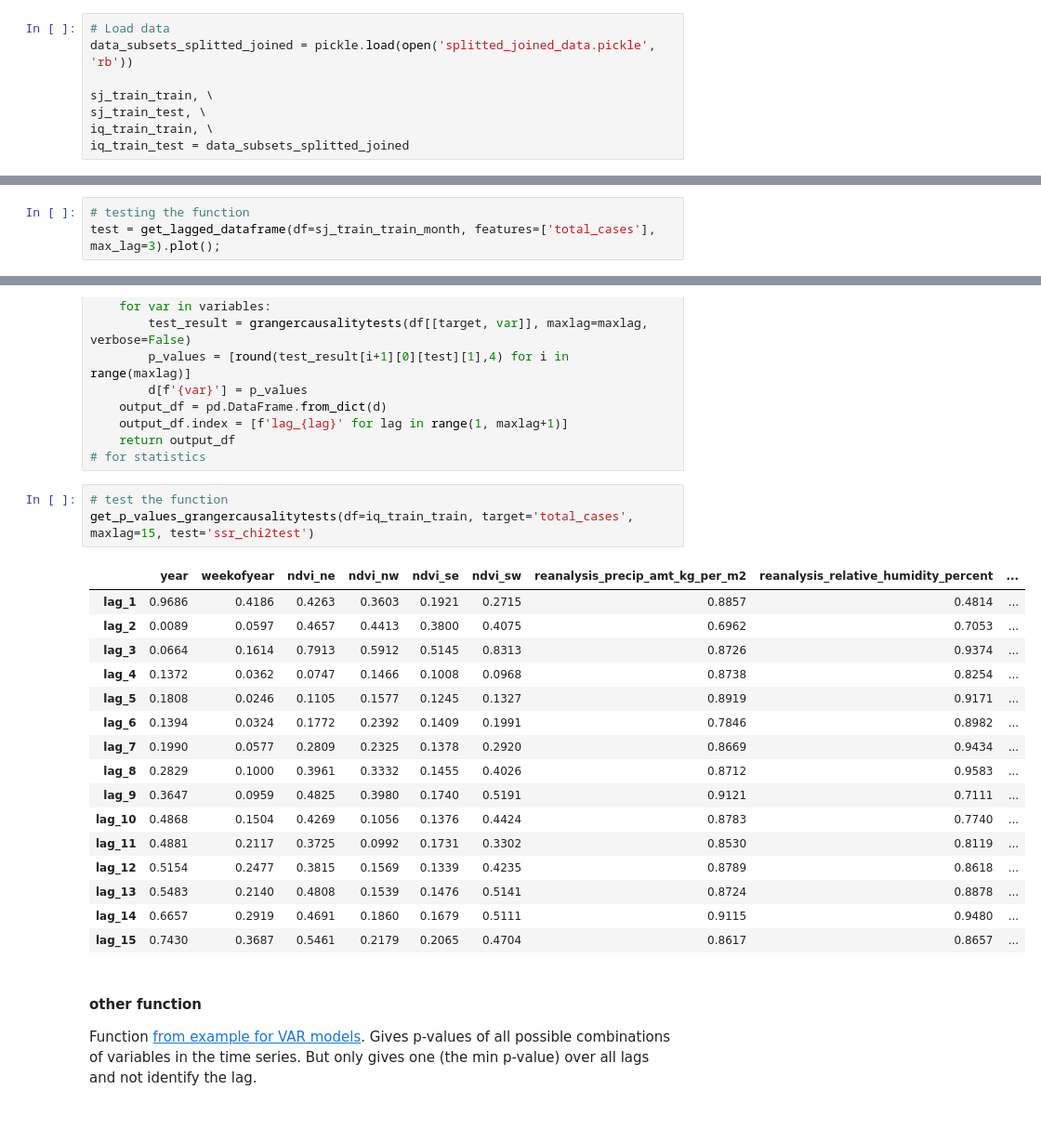
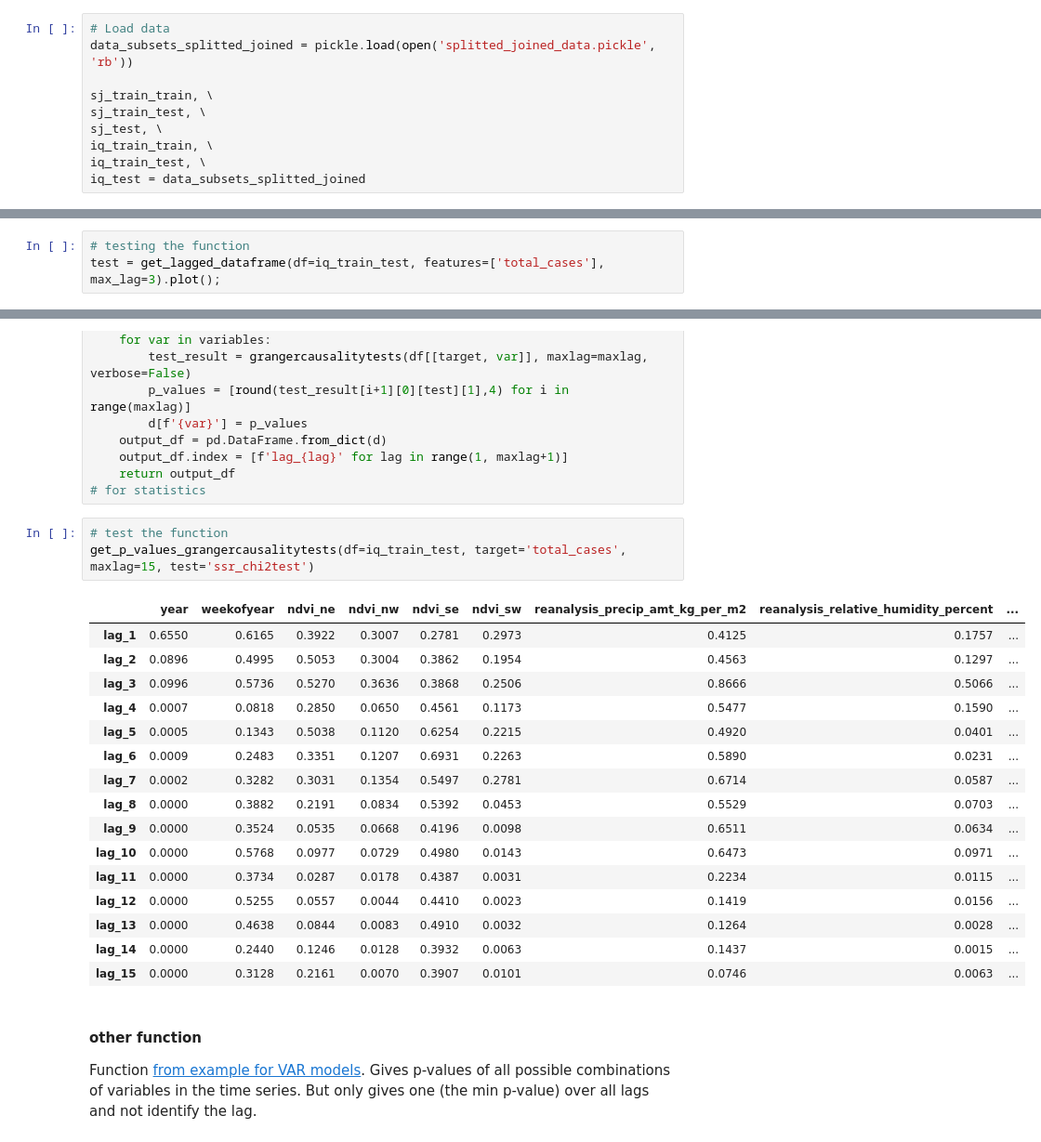
Before and after one commit to Octodon-D/DenguePred, a Jupyter notebook: 02_feature_engineering.ipynb, the cells around one changed output, grey strips where cells are left out. Shown: that part at 93% size. Drawn from its saved outputs; the diff is of its cells as text.

```diff
--- a/02_feature_engineering.ipynb
+++ b/02_feature_engineering.ipynb
@@ -37,5 +37,7 @@ data_subsets_splitted_joined = pickle.load(open('splitted_joined_data.pickle', '
 
 sj_train_train, \
 sj_train_test, \
+sj_test, \
 iq_train_train, \
-iq_train_test = data_subsets_splitted_joined
+iq_train_test, \
+iq_test = data_subsets_splitted_joined
@@ -79,5 +85,5 @@ def get_lagged_dataframe(df, features, max_lag):
     return lagged_df
 # %%
 # testing the function
-test = get_lagged_dataframe(df=sj_train_train_month, features=['total_cases'], max_lag=3).plot();
+test = get_lagged_dataframe(df=iq_train_test, features=['total_cases'], max_lag=3).plot();
 # %% [output]
@@ -180,24 +186,24 @@ def get_p_values_grangercausalitytests(df, target, maxlag, test='ssr_chi2test'):
 # for statistics
 # %%
 # test the function
-get_p_values_grangercausalitytests(df=iq_train_train, target='total_cases', maxlag=15, test='ssr_chi2test')
+get_p_values_grangercausalitytests(df=iq_train_test, target='total_cases', maxlag=15, test='ssr_chi2test')
 # %% [output]
 |  | year | weekofyear | ndvi_ne | ndvi_nw | ndvi_se | ndvi_sw | reanalysis_precip_amt_kg_per_m2 | reanalysis_relative_humidity_percent | ... |
-| lag_1 | 0.9686 | 0.4186 | 0.4263 | 0.3603 | 0.1921 | 0.2715 | 0.8857 | 0.4814 | ... |
-| lag_2 | 0.0089 | 0.0597 | 0.4657 | 0.4413 | 0.3800 | 0.4075 | 0.6962 | 0.7053 | ... |
-| lag_3 | 0.0664 | 0.1614 | 0.7913 | 0.5912 | 0.5145 | 0.8313 | 0.8726 | 0.9374 | ... |
-| lag_4 | 0.1372 | 0.0362 | 0.0747 | 0.1466 | 0.1008 | 0.0968 | 0.8738 | 0.8254 | ... |
-| lag_5 | 0.1808 | 0.0246 | 0.1105 | 0.1577 | 0.1245 | 0.1327 | 0.8919 | 0.9171 | ... |
-| lag_6 | 0.1394 | 0.0324 | 0.1772 | 0.2392 | 0.1409 | 0.1991 | 0.7846 | 0.8982 | ... |
-| lag_7 | 0.1990 | 0.0577 | 0.2809 | 0.2325 | 0.1378 | 0.2920 | 0.8669 | 0.9434 | ... |
-| lag_8 | 0.2829 | 0.1000 | 0.3961 | 0.3332 | 0.1455 | 0.4026 | 0.8712 | 0.9583 | ... |
-| lag_9 | 0.3647 | 0.0959 | 0.4825 | 0.3980 | 0.1740 | 0.5191 | 0.9121 | 0.7111 | ... |
-| lag_10 | 0.4868 | 0.1504 | 0.4269 | 0.1056 | 0.1376 | 0.4424 | 0.8783 | 0.7740 | ... |
-| lag_11 | 0.4881 | 0.2117 | 0.3725 | 0.0992 | 0.1731 | 0.3302 | 0.8530 | 0.8119 | ... |
-| lag_12 | 0.5154 | 0.2477 | 0.3815 | 0.1569 | 0.1339 | 0.4235 | 0.8789 | 0.8618 | ... |
-| lag_13 | 0.5483 | 0.2140 | 0.4808 | 0.1539 | 0.1476 | 0.5141 | 0.8724 | 0.8878 | ... |
-| lag_14 | 0.6657 | 0.2919 | 0.4691 | 0.1860 | 0.1679 | 0.5111 | 0.9115 | 0.9480 | ... |
-| lag_15 | 0.7430 | 0.3687 | 0.5461 | 0.2179 | 0.2065 | 0.4704 | 0.8617 | 0.8657 | ... |
+| lag_1 | 0.6550 | 0.6165 | 0.3922 | 0.3007 | 0.2781 | 0.2973 | 0.4125 | 0.1757 | ... |
+| lag_2 | 0.0896 | 0.4995 | 0.5053 | 0.3004 | 0.3862 | 0.1954 | 0.4563 | 0.1297 | ... |
+| lag_3 | 0.0996 | 0.5736 | 0.5270 | 0.3636 | 0.3868 | 0.2506 | 0.8666 | 0.5066 | ... |
+| lag_4 | 0.0007 | 0.0818 | 0.2850 | 0.0650 | 0.4561 | 0.1173 | 0.5477 | 0.1590 | ... |
+| lag_5 | 0.0005 | 0.1343 | 0.5038 | 0.1120 | 0.6254 | 0.2215 | 0.4920 | 0.0401 | ... |
+| lag_6 | 0.0009 | 0.2483 | 0.3351 | 0.1207 | 0.6931 | 0.2263 | 0.5890 | 0.0231 | ... |
+| lag_7 | 0.0002 | 0.3282 | 0.3031 | 0.1354 | 0.5497 | 0.2781 | 0.6714 | 0.0587 | ... |
+| lag_8 | 0.0000 | 0.3882 | 0.2191 | 0.0834 | 0.5392 | 0.0453 | 0.5529 | 0.0703 | ... |
+| lag_9 | 0.0000 | 0.3524 | 0.0535 | 0.0668 | 0.4196 | 0.0098 | 0.6511 | 0.0634 | ... |
+| lag_10 | 0.0000 | 0.5768 | 0.0977 | 0.0729 | 0.4980 | 0.0143 | 0.6473 | 0.0971 | ... |
+| lag_11 | 0.0000 | 0.3734 | 0.0287 | 0.0178 | 0.4387 | 0.0031 | 0.2234 | 0.0115 | ... |
+| lag_12 | 0.0000 | 0.5255 | 0.0557 | 0.0044 | 0.4410 | 0.0023 | 0.1419 | 0.0156 | ... |
+| lag_13 | 0.0000 | 0.4638 | 0.0844 | 0.0083 | 0.4910 | 0.0032 | 0.1264 | 0.0028 | ... |
+| lag_14 | 0.0000 | 0.2440 | 0.1246 | 0.0128 | 0.3932 | 0.0063 | 0.1437 | 0.0015 | ... |
+| lag_15 | 0.0000 | 0.3128 | 0.2161 | 0.0070 | 0.3907 | 0.0101 | 0.0746 | 0.0063 | ... |
 # %% [markdown]
 #### other function
 Function [from example for VAR models](https://www.machinelearningplus.com/time-series/vector-autoregression-examples-python/).
```
Also changed, not shown: parts of 10 cells of this notebook.
